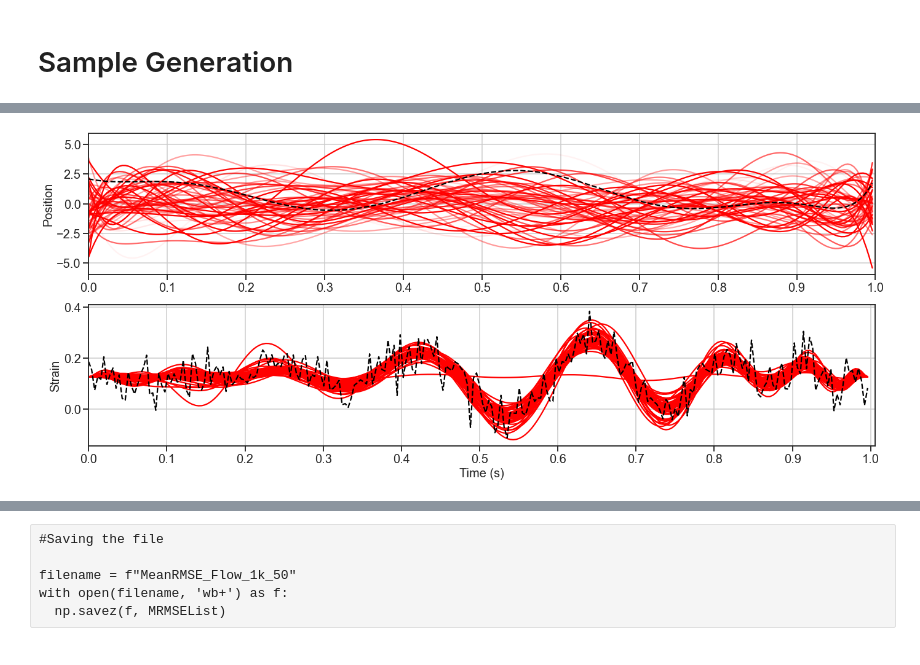
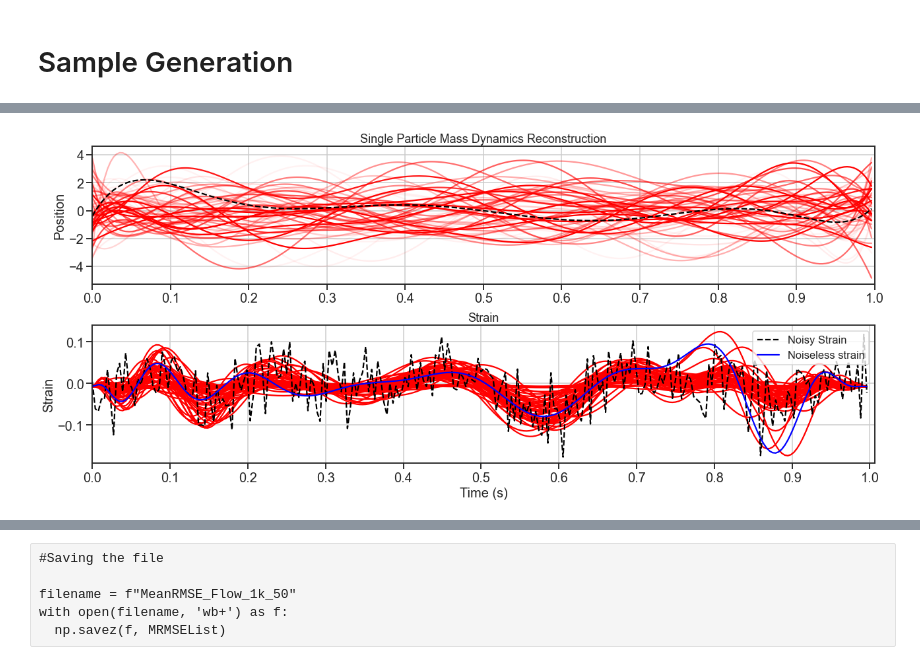
Before and after one commit to eMillar2718/MassDynamicsGW, a Jupyter notebook: NFlowMassDynamics.ipynb, the cells around one changed output, grey strips where cells are left out. Drawn from its saved outputs; the diff is of its cells as text; code cells hidden in the pictures.

Commit message:
Extra plot and fixing overfitting

```diff
--- a/NFlowMassDynamics.ipynb
+++ b/NFlowMassDynamics.ipynb
@@ -422,8 +422,8 @@ with torch.no_grad():
     x, c = next(iter(test_loader))
 # %%
 with torch.no_grad():
-    x = x[0].unsqueeze(0) #.to('cuda').unsqueeze(0)
-    c = c[0] #.to('cuda').unsqueeze(0)
+    x = x[0].unsqueeze(0)
+    c = c[0]
     x_out = flow.sample(1, c.unsqueeze(0).to('cuda')).cpu().numpy()
     source = x.detach().cpu().numpy().squeeze()
 
@@ -448,11 +448,11 @@ with torch.no_grad():
     fig, axes = plt.subplots(3, 1, figsize=size)
 
     for mass in range(0, massnum):
-      source_tseries = np.polynomial.chebyshev.chebval(t, source_dyn_unflattened[mass, :])
-      recon_tseries = np.polynomial.chebyshev.chebval(t, recon_dyn_unflattened[mass, :])
-      axes[0].plot(t_shifted, source_tseries, label=mass)
-      axes[1].plot(t_shifted, recon_tseries, label=mass)
-      recon_summed_dyn += (recon_dyn_unflattened[mass, :] * recon_weights[mass])
+        source_tseries = np.polynomial.chebyshev.chebval(t, source_dyn_unflattened[mass, :])
+        recon_tseries = np.polynomial.chebyshev.chebval(t, recon_dyn_unflattened[mass, :])
+        axes[0].plot(t_shifted, source_tseries, label=mass)
+        axes[1].plot(t_shifted, recon_tseries, label=mass)
+        recon_summed_dyn += (recon_dyn_unflattened[mass, :] * recon_weights[mass])
 
 
 
@@ -465,8 +465,8 @@ with torch.no_grad():
 
     recon_htseries = (2*((recon_htseries - np.min(HTseries_unscaled))/(np.max(HTseries_unscaled) - np.min(HTseries_unscaled))))-1
 
-    axes[0].set_title("Source")
-    axes[1].set_title("Recon")
+    axes[0].set_title("Source Dynamics")
+    axes[1].set_title("Reconstructed Dynamics")
     axes[2].set_title("Strain")
     axes[2].plot(t_shifted, recon_htseries)
     axes[2].plot(t_shifted, c, color='r')
@@ -487,57 +482,63 @@ X = torch.linalg.solve_triangular(A, B). (Triggered internally at  C:\cb\pytorch
 c = c.unsqueeze(0)
 # %%
 from matplotlib.lines import Line2D
-fig, axes = plt.subplots(nrows=2, ncols=1, figsize=(19,8))
+fig, axes = plt.subplots(nrows=2, ncols=1, figsize=(18,8))
 source_tseries_array = np.zeros((8,256))
 t_shifted = np.arange(0,1,(1/256))
+
 plt.setp(axes, xlim=(0,np.max(t_shifted+0.01)))
-
 
 with torch.no_grad():
     for j in range (0,50):
-      recon_summed_dyn = np.zeros(Order)
-      x_out = flow.sample(1, c.to('cuda')).cpu().numpy()
-      recon = x_out.squeeze()
-      recon_dyn = recon[0:(len(recon)-massnum)]
-      recon_unflattened_dyn = recon_dyn.reshape((massnum, Order))
-      recon_weights = recon[(len(recon)-massnum):len(recon)]
-      recon_weights_rescaled = (0.95*((recon_weights - np.min(recon_weights))/(np.max(recon_weights) - np.min(recon_weights))))+0.05
-      source_weights_rescaled = (0.95*((source_weights - np.min(source_weights))/(np.max(source_weights) - np.min(source_weights))))+0.05
-      for mass in range(0, 8):
+        recon_summed_dyn = np.zeros(Order)
+        x_out = flow.sample(1, c.to('cuda')).cpu().numpy()
+        recon = x_out.squeeze()
+        recon_dyn = recon[0:(len(recon)-massnum)]
+        recon_unflattened_dyn = recon_dyn.reshape((massnum, Order))
+        recon_weights = recon[(len(recon)-massnum):len(recon)]
+        recon_weights_rescaled = (0.95*((recon_weights - np.min(recon_weights))/(np.max(recon_weights) - np.min(recon_weights))))+0.05
+        source_weights_rescaled = (0.95*((source_weights - np.min(source_weights))/(np.max(source_weights) - np.min(source_weights))))+0.05
+        for mass in range(0, 8):
         #Use random latent space point z to produce multiple possible dynamics for a single strain
-        recon_tseries = np.polynomial.chebyshev.chebval(t, recon_unflattened_dyn[mass, :])
+            recon_tseries = np.polynomial.chebyshev.chebval(t, recon_unflattened_dyn[mass, :])
 
-        if mass == 0:
-          axes[mass].plot(t_shifted, recon_tseries, color='r', alpha = recon_weights_rescaled[mass])
-          axes[mass].set_xlim([0, np.max(t_shifted)])
-        recon_summed_dyn += (recon_unflattened_dyn[mass, :] * recon_weights[mass])
+            if mass == 0:
+                axes[mass].plot(t_shifted, recon_tseries, color='r', alpha = recon_weights_rescaled[mass])
+                axes[mass].set_xlim([0, np.max(t_shifted)])
+            recon_summed_dyn += (recon_unflattened_dyn[mass, :] * recon_weights[mass])
 
-      x_coefsq = np.polynomial.chebyshev.chebpow(recon_summed_dyn, 2)
-      x_hcoefs = np.polynomial.chebyshev.chebder(x_coefsq,2)
-      recon_htseries = window * np.polynomial.chebyshev.chebval(t, x_hcoefs)
-      recon_htseries = (2*((recon_htseries - np.min(HTseries_unscaled))/(np.max(HTseries_unscaled) - np.min(HTseries_unscaled))))-1
+        x_coefsq = np.polynomial.chebyshev.chebpow(recon_summed_dyn, 2)
+        x_hcoefs = np.polynomial.chebyshev.chebder(x_coefsq,2)
+        recon_htseries = window * np.polynomial.chebyshev.chebval(t, x_hcoefs)
+        recon_htseries = (2*((recon_htseries - np.min(HTseries_unscaled))/(np.max(HTseries_unscaled) - np.min(HTseries_unscaled))))-1
 
-      axes[1].plot(t_shifted, recon_htseries, 'r')
-    axes[1].plot(t_shifted, c.squeeze(), color='k', ls='--')
-
+        axes[1].plot(t_shifted, recon_htseries, 'r')
+    axes[1].plot(t_shifted, c.squeeze(), color='k', ls='--', label = 'Noisy Strain')
+    h_sample_1 = HTseries[90000,:]
+    axes[1].plot(t_shifted, h_sample_1, color='b', ls='-', label = 'Noiseless strain')
 
     for mass in range(0, 8):
-      source_tseries_array[mass,:] = np.polynomial.chebyshev.chebval(t, source_dyn_unflattened[mass, :])
-      source_tseries = np.polynomial.chebyshev.chebval(t, source_dyn_unflattened[mass, :])
+        source_tseries_array[mass,:] = np.polynomial.chebyshev.chebval(t, source_dyn_unflattened[mass, :])
+        source_tseries = np.polynomial.chebyshev.chebval(t, source_dyn_unflattened[mass, :])
     axes[0].plot(t_shifted, source_tseries, 'k--')
 
     fig.subplots_adjust()
     fig.tight_layout()
     axes[0].set_xticks(np.arange(0,1.01,0.1))
     axes[1].set_xticks(np.arange(0,1.01,0.1))
     axes[0].tick_params(axis='both', which='major', labelsize=20)
     axes[1].tick_params(axis='both', which='major', labelsize=20)
     axes[0].grid(b=bool)
     axes[1].grid(b=bool)
-    # axes[0].set_xlabel('Time (s)', fontsize=20)
     axes[1].set_xlabel('Time (s)', fontsize=20)
     axes[0].set_ylabel('Position', fontsize=20)
     axes[1].set_ylabel('Strain', fontsize=20)
+
+    axes[0].set_title("Single Particle Mass Dynamics Reconstruction")
+    axes[1].set_title("Strain")
+
+    plt.legend()
+    fig.tight_layout()
     plt.show()
 # %% [output]
-[figure, old version]
+[figure, new version]
```
Also changed, not shown: parts of 8 cells of this notebook, 1 other file.
